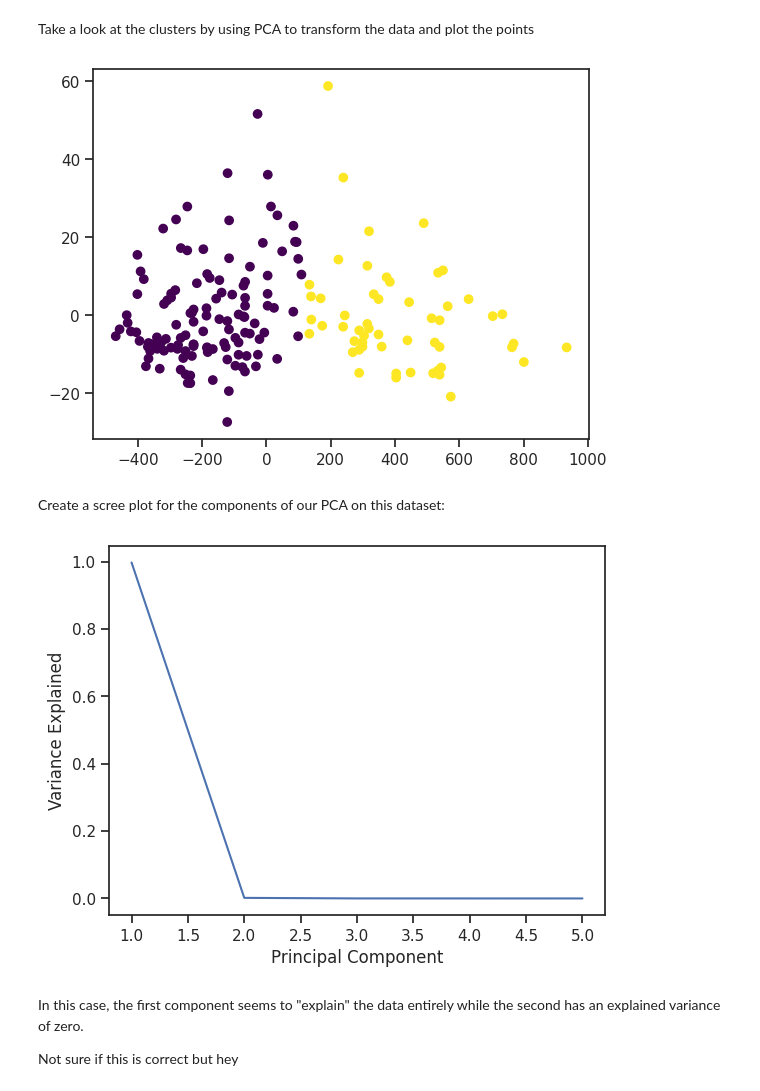
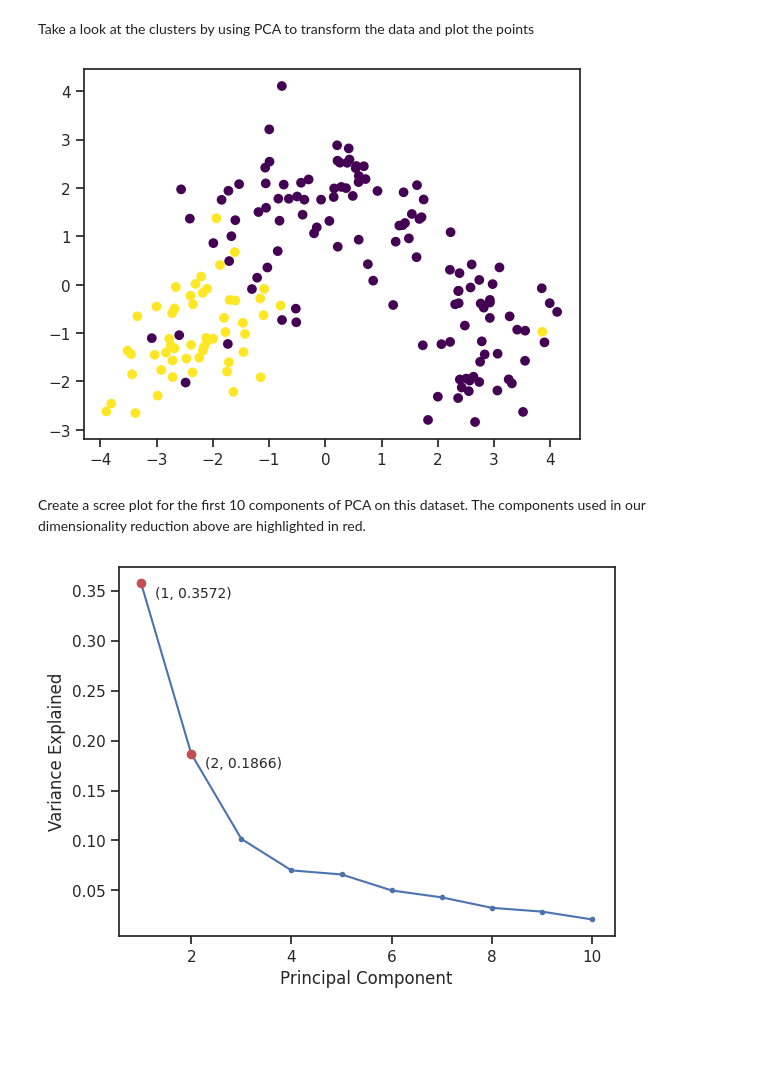
Before and after one commit to ybrenning/ivda, a Jupyter notebook: 02/02-solution.ipynb, the cells around one changed output. Cells and saved outputs as stored; diff of their text form; code cells hidden in the pictures; blank space fills up the shorter version.

```diff
--- a/02/02-solution.ipynb
+++ b/02/02-solution.ipynb
@@ -256,27 +257,42 @@ optimal_kmeans = KMeans(init='k-means++', n_init='auto', n_clusters=optimal_clus
 # %% [markdown]
 Take a look at the clusters by using PCA to transform the data and plot the points
 # %%
+X_scaled = scale(X)
 pca = PCA(n_components=2)
-pca.fit(X)
-X_reduced = pca.transform(X)
+pca.fit(X_scaled)
+X_reduced = pca.transform(X_scaled)
+
 plt.scatter(X_reduced[:, 0], X_reduced[:, 1], c=optimal_kmeans.fit_predict(X), cmap='viridis')
 plt.show()
 # %% [output]
-[figure, old version]
+[figure, new version]
 # %% [markdown]
-Create a scree plot for the components of our PCA on this dataset:
+Create a scree plot for the first 10 components of PCA on this dataset. The components used in our dimensionality reduction above are highlighted in red.
 # %%
-pca = PCA(n_components=5)
-pca.fit(X)
+pca = PCA(n_components=10)
+pca.fit(X_scaled)
+X_reduced = pca.transform(X_scaled)
+
 pca_components = np.arange(pca.n_components_) + 1
 
-plt.plot(pca_components, pca.explained_variance_ratio_)
+highlight_x = [1, 2]
+highlight_y = pca.explained_variance_ratio_[:2]
+
+plt.plot(pca_components, pca.explained_variance_ratio_, zorder=1, marker='.')
+plt.scatter(highlight_x, highlight_y, c='r', zorder=2)
+
+for i, txt in enumerate(highlight_y):
+    plt.annotate(
+        f'({highlight_x[i]}, {highlight_y[i]:.4f})',
+        (highlight_x[i], highlight_y[i]),
+        textcoords='offset points',
+        xytext=(10,-10),
+        ha='left',
+        size=10
+    )
+
 plt.xlabel('Principal Component')
 plt.ylabel('Variance Explained')
 plt.show()
 # %% [output]
-[figure, old version]
+[figure, new version]
-# %% [markdown]
-In this case, the first component seems to "explain" the data entirely while the second has an explained variance of zero.
-
-Not sure if this is correct but hey
```
Also changed, not shown: parts of 2 cells of this notebook.
